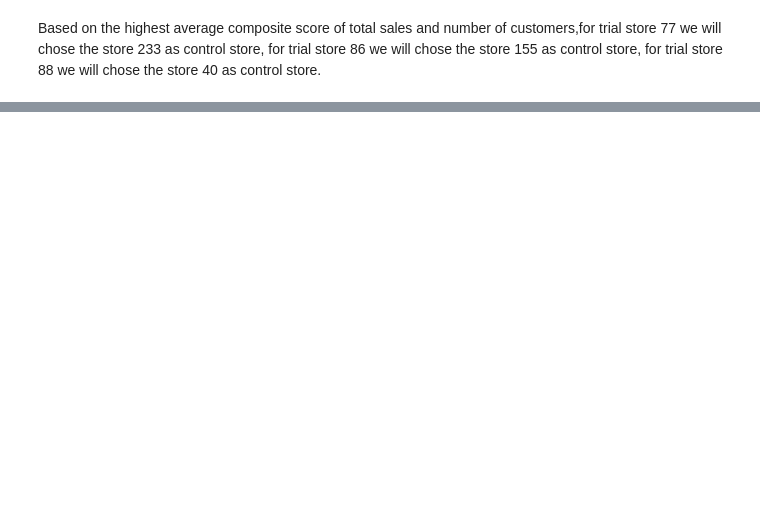
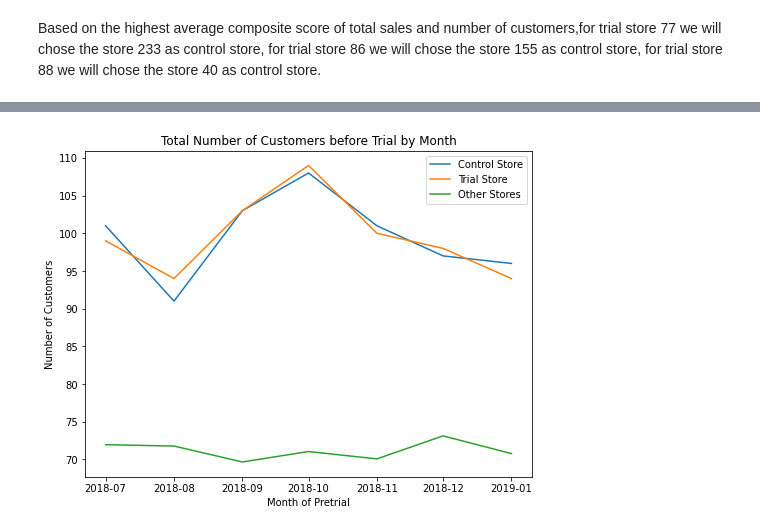
Before and after one commit to KexinYao/Quantium-virtual-internship, a Jupyter notebook: Task2/Quantium virtual internship task 2.ipynb, the cells around one changed output, grey strips where cells are left out. Cells and saved outputs as stored; diff of their text form; code cells hidden in the pictures; blank space fills up the shorter version.

```diff
--- a/Task2/Quantium virtual internship task 2.ipynb
+++ b/Task2/Quantium virtual internship task 2.ipynb
@@ -162,0 +430,9 @@ Based on the highest average composite score of total sales and number of custom
+# %%
+plt.figure(figsize = (8,6))
+plt.plot(CustomersVisualization())
+plt.title('Total Number of Customers before Trial by Month')
+plt.xlabel('Month of Pretrial')
+plt.ylabel('Number of Customers')
+plt.legend(['Control Store', 'Trial Store', 'Other Stores'], loc =1);
+# %% [output]
+[figure, added]
```
Also changed, not shown: parts of 28 cells of this notebook.
